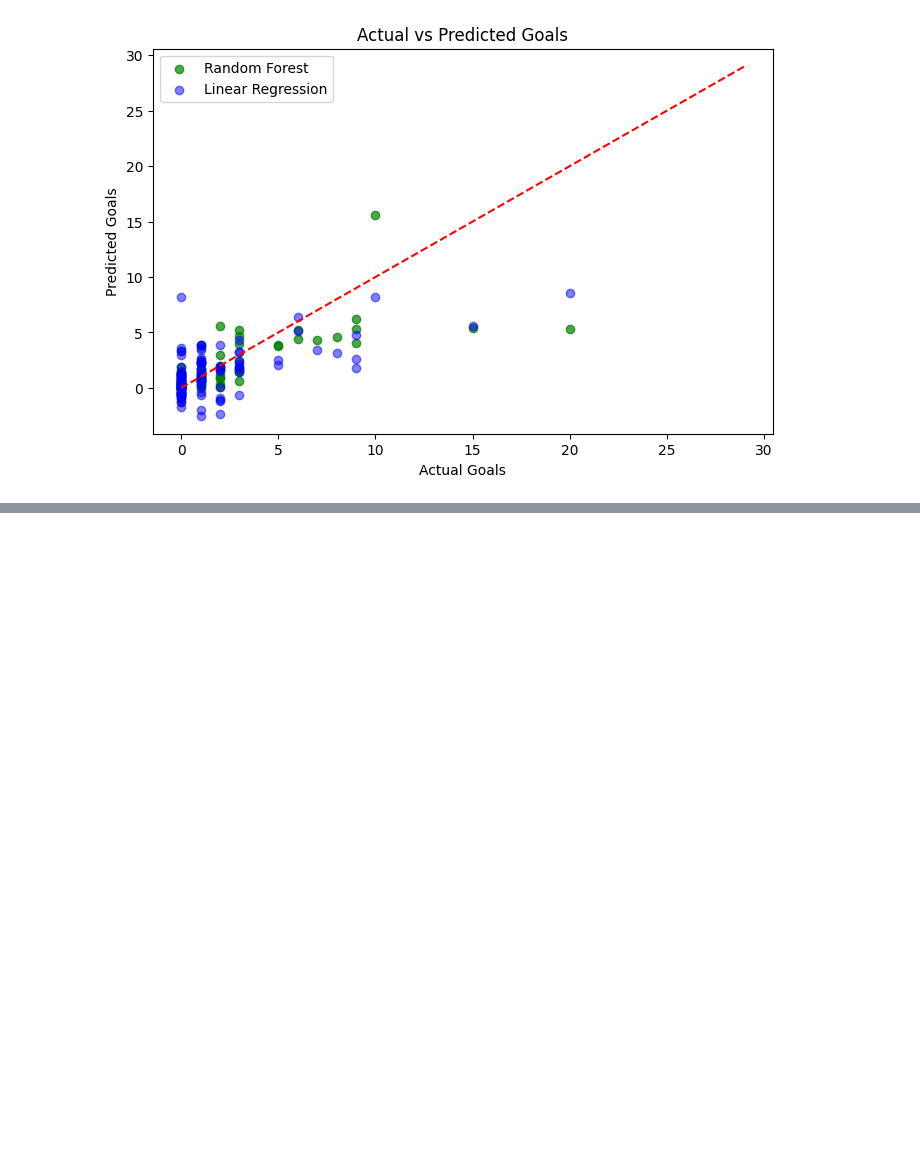
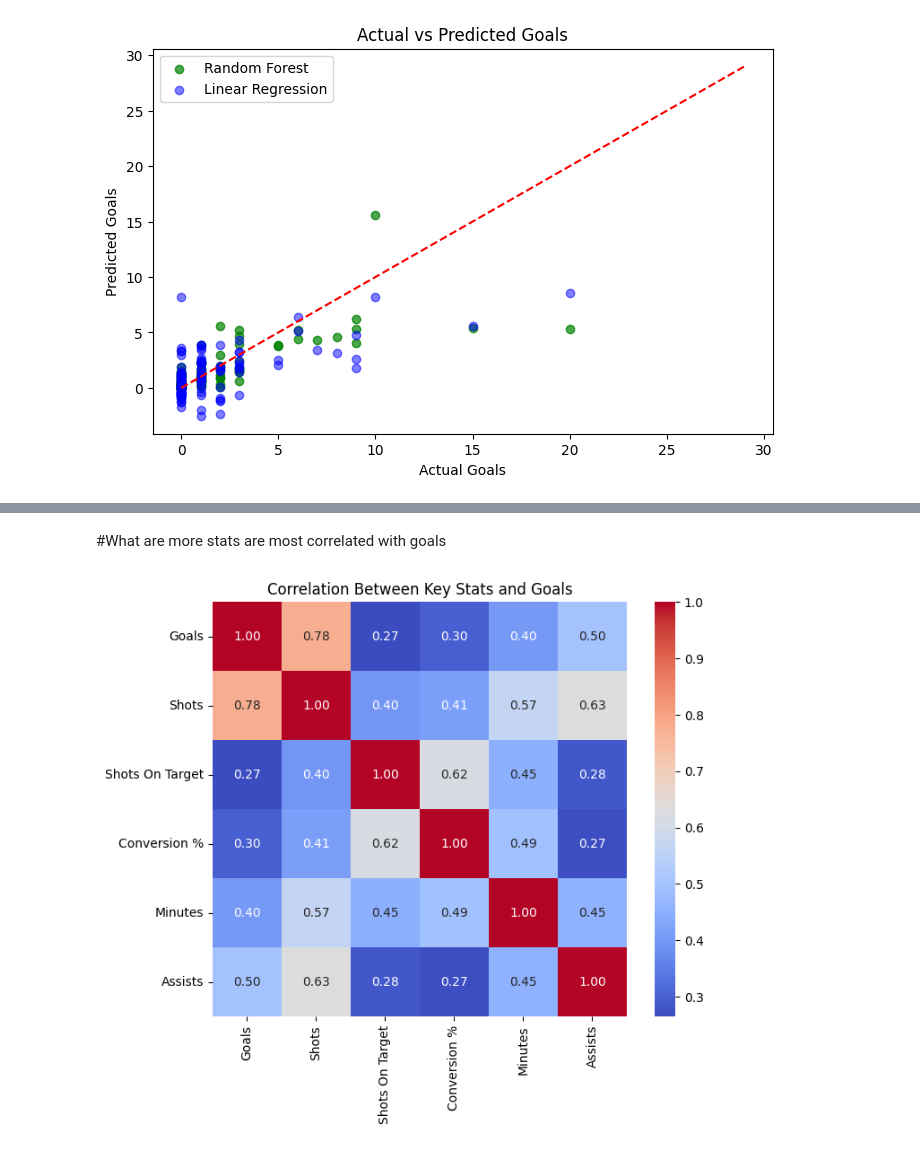
Before and after one commit to Mainabryan/epl-player-performance-prediction-2024-24, a Jupyter notebook: EPL_MACHINE_LEARNING_MODEL.ipynb, the cells around one changed output, grey strips where cells are left out. Cells and saved outputs as stored; diff of their text form; code cells hidden in the pictures; blank space fills up the shorter version.

```diff
--- a/EPL_MACHINE_LEARNING_MODEL.ipynb
+++ b/EPL_MACHINE_LEARNING_MODEL.ipynb
@@ -394,0 +449,29 @@ plt.show()
+# %% [markdown]
+#What are more stats are most correlated with goals
+# %%
+import seaborn as sns
+import matplotlib.pyplot as plt
+
+# List of percentage columns to convert
+percentage_cols = ['Conversion %', 'Passes%', 'Crosses %', 'fThird Passes %', 'gDuels %', 'aDuels %', 'Saves %']
+
+# Convert percentage columns to numeric in df
+for col in percentage_cols:
+    if col in df.columns:
+        df[col] = df[col].astype(str).str.replace('%', '', regex=False)
+        df[col] = pd.to_numeric(df[col], errors='coerce')
+
+# Drop rows where the conversion resulted in NaN (optional, but good practice)
+df_cleaned = df.dropna(subset=percentage_cols)
+
+# Select features to compare with 'Goals'
+corr_features = ['Goals', 'Shots', 'Shots On Target', 'Conversion %', 'Minutes', 'Assists']
+# Use the cleaned DataFrame for correlation
+corr_matrix = df_cleaned[corr_features].corr()
+
+plt.figure(figsize=(8, 6))
+sns.heatmap(corr_matrix, annot=True, cmap='coolwarm', fmt=".2f", square=True)
+plt.title("Correlation Between Key Stats and Goals")
+plt.show()
+# %% [output]
+[figure, added]
```
Also changed, not shown: parts of 8 cells of this notebook.
